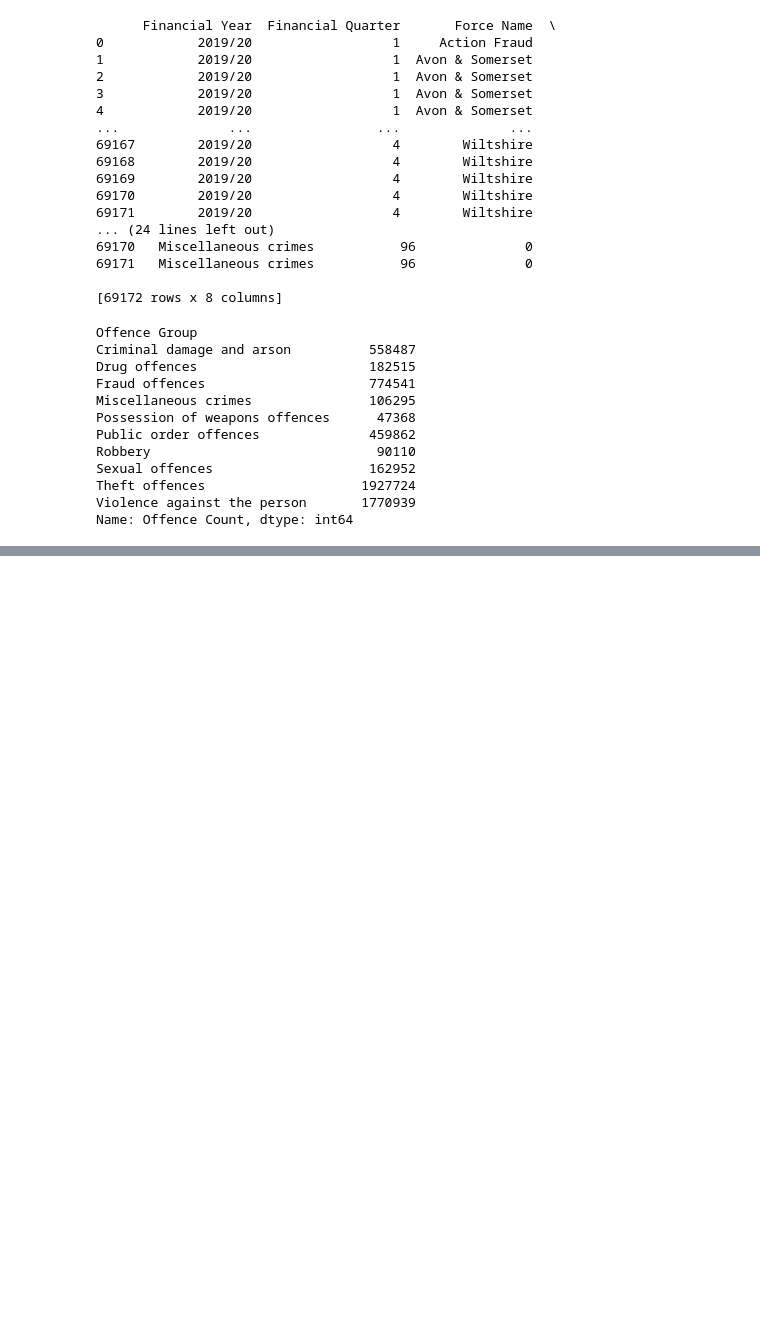
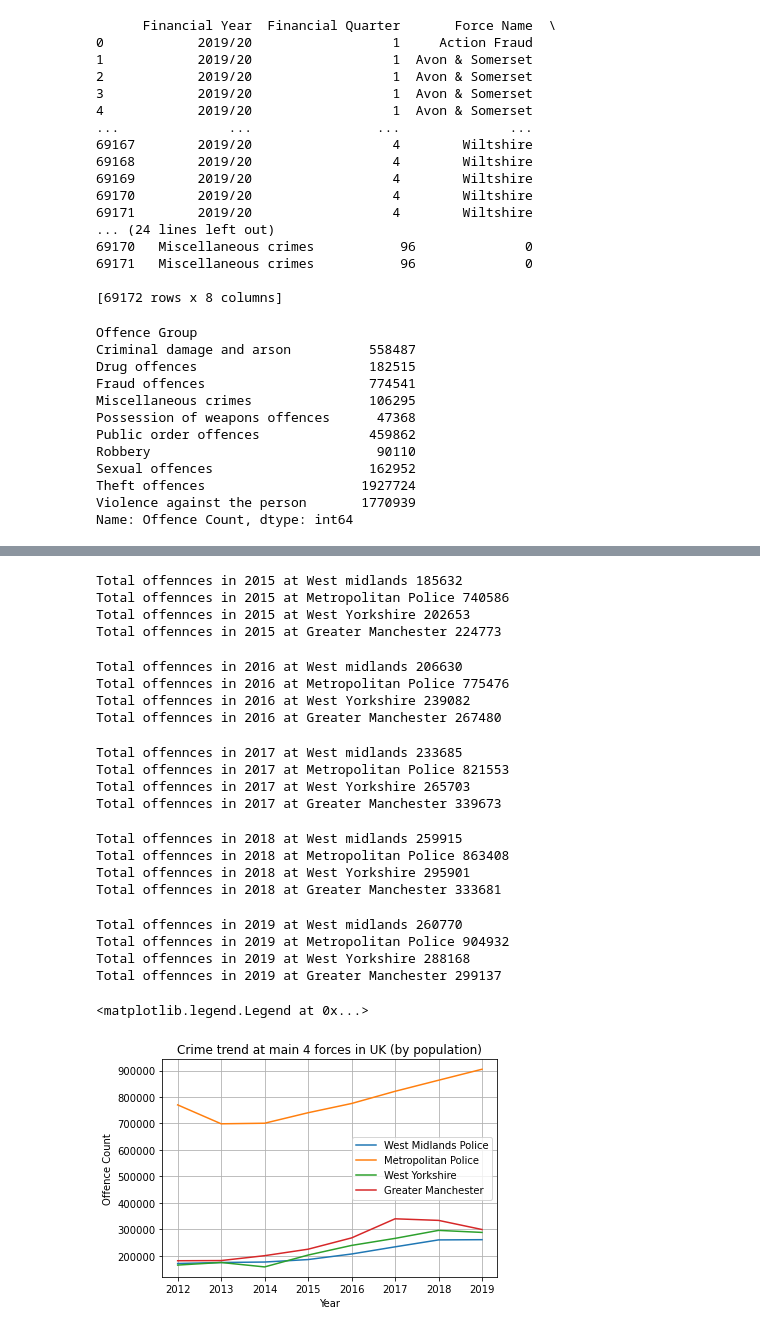
Before and after one commit to amanpritaston/TOEX, a Jupyter notebook: TOEX.ipynb, the cells around one changed output, grey strips where cells are left out. Drawn from its saved outputs; the diff is of its cells as text; code cells hidden in the pictures; blank space fills up the shorter version.

```diff
--- a/TOEX.ipynb
+++ b/TOEX.ipynb
@@ -290,0 +246,73 @@ Name: Offence Count, dtype: int64
+# %%
+df6 =dataset_2015.groupby(['Force Name'])['Offence Count'].sum()
+print("Total offennces in 2015 at West midlands",df6['West Midlands'])
+print("Total offennces in 2015 at Metropolitan Police",df6 ['Metropolitan Police'])
+print("Total offennces in 2015 at West Yorkshire",df6 ['West Yorkshire'])
+print("Total offennces in 2015 at Greater Manchester",df6 ['Greater Manchester'])
+# %% [output]
+Total offennces in 2015 at West midlands 185632
+Total offennces in 2015 at Metropolitan Police 740586
+Total offennces in 2015 at West Yorkshire 202653
+Total offennces in 2015 at Greater Manchester 224773
+# %%
+df7 =dataset_2016.groupby(['Force Name'])['Offence Count'].sum()
+print("Total offennces in 2016 at West midlands",df7['West Midlands'])
+print("Total offennces in 2016 at Metropolitan Police",df7 ['Metropolitan Police'])
+print("Total offennces in 2016 at West Yorkshire",df7 ['West Yorkshire'])
+print("Total offennces in 2016 at Greater Manchester",df7 ['Greater Manchester'])
+# %% [output]
+Total offennces in 2016 at West midlands 206630
+Total offennces in 2016 at Metropolitan Police 775476
+Total offennces in 2016 at West Yorkshire 239082
+Total offennces in 2016 at Greater Manchester 267480
+# %%
+df8 =dataset_2017.groupby(['Force Name'])['Offence Count'].sum()
+print("Total offennces in 2017 at West midlands",df8['West Midlands'])
+print("Total offennces in 2017 at Metropolitan Police",df8 ['Metropolitan Police'])
+print("Total offennces in 2017 at West Yorkshire",df8 ['West Yorkshire'])
+print("Total offennces in 2017 at Greater Manchester",df8 ['Greater Manchester'])
+# %% [output]
+Total offennces in 2017 at West midlands 233685
+Total offennces in 2017 at Metropolitan Police 821553
+Total offennces in 2017 at West Yorkshire 265703
+Total offennces in 2017 at Greater Manchester 339673
+# %%
+df9 =dataset_2018.groupby(['Force Name'])['Offence Count'].sum()
+print("Total offennces in 2018 at West midlands",df9['West Midlands'])
+print("Total offennces in 2018 at Metropolitan Police",df9 ['Metropolitan Police'])
+print("Total offennces in 2018 at West Yorkshire",df9 ['West Yorkshire'])
+print("Total offennces in 2018 at Greater Manchester",df9 ['Greater Manchester'])
+# %% [output]
+Total offennces in 2018 at West midlands 259915
+Total offennces in 2018 at Metropolitan Police 863408
+Total offennces in 2018 at West Yorkshire 295901
+Total offennces in 2018 at Greater Manchester 333681
+# %%
+df10 =dataset_2019.groupby(['Force Name'])['Offence Count'].sum()
+print("Total offennces in 2019 at West midlands",df10['West Midlands'])
+print("Total offennces in 2019 at Metropolitan Police",df10 ['Metropolitan Police'])
+print("Total offennces in 2019 at West Yorkshire",df10 ['West Yorkshire'])
+print("Total offennces in 2019 at Greater Manchester",df10 ['Greater Manchester'])
+# %% [output]
+Total offennces in 2019 at West midlands 260770
+Total offennces in 2019 at Metropolitan Police 904932
+Total offennces in 2019 at West Yorkshire 288168
+Total offennces in 2019 at Greater Manchester 299137
+# %%
+x_1 = ["2012", "2013", "2014", "2015", "2016", "2017", "2018", "2019"] #years
+y_1 = [170747, 174525,176280, 185632, 206630, 233685, 259915, 260770 ] # west midlands police
+y_2 = [770220, 698729,700886, 740586, 775476, 821553, 863408, 904932] # metropolitan police
+y_3 = [164796, 174525,157811, 202653, 239082, 265703,295901, 288168] # west yorkshire
+y_4 = [181146, 181828,200280, 224773, 267480, 339673,333681, 299137] #greater manchester
+plt.plot(x_1, y_1, label='West Midlands Police')
+plt.plot(x_1, y_2, label='Metropolitan Police')
+plt.plot(x_1, y_3, label='West Yorkshire')
+plt.plot(x_1, y_4, label='Greater Manchester')
+plt.xlabel('Year')
+plt.ylabel('Offence Count')
+plt.title('Crime trend at main 4 forces in UK (by population)')
+plt.grid(True)
+plt.legend()
+# %% [output]
+<matplotlib.legend.Legend at 0x...>
+[figure, added]
```
Also changed, not shown: parts of 19 cells of this notebook.
